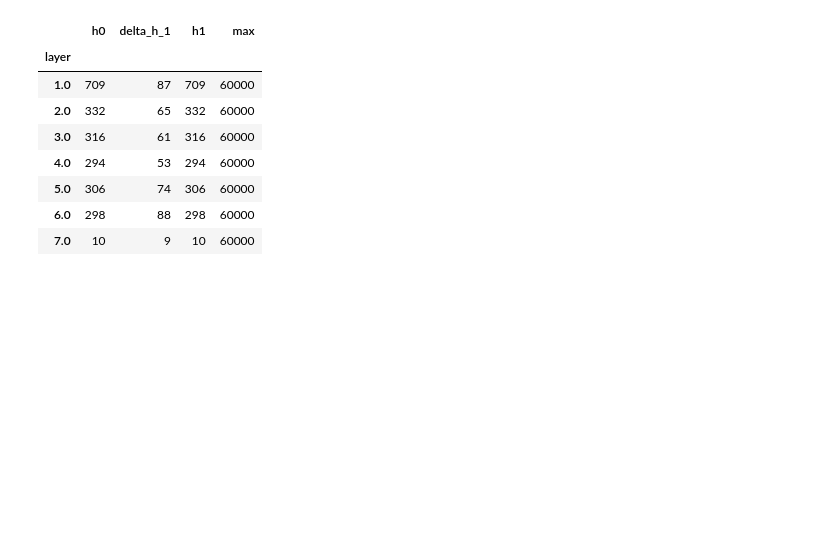
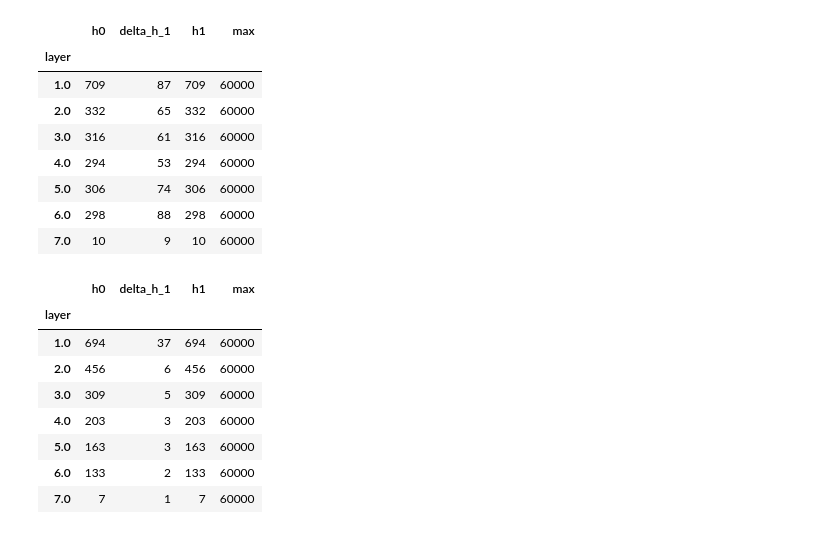
Before and after one commit to karl-hajjar/wide-networks, a Jupyter notebook: pytorch/notebooks/abc_parameterizations/debug-ipllr/ranks-muP-acts.ipynb, the cells around one changed output. Saved outputs shown, nothing was run; the diff lists cells and outputs as text; code cells hidden in the pictures; blank space fills up the shorter version.

```diff
--- a/pytorch/notebooks/abc_parameterizations/debug-ipllr/ranks-muP-acts.ipynb
+++ b/pytorch/notebooks/abc_parameterizations/debug-ipllr/ranks-muP-acts.ipynb
@@ -342,3 +342,20 @@ avg_max_acts_diversity_df
 | 5.0 | 306 | 74 | 306 | 60000 |
 | 6.0 | 298 | 88 | 298 | 60000 |
 | 7.0 | 10 | 9 | 10 | 60000 |
+# %%
+base_path = '/Users/karlhajjar/Downloads/ranks/mnist/{}_max_acts_l=6_m=1024_act={}_lr=0.01_bs=512.csv'
+# %%
+model = 'muP'
+act = 'relu'
+df = pd.read_csv(base_path.format(model, act), header=0, index_col=0)
+df
+# %% [output]
+|  | h0 | delta_h_1 | h1 | max |
+| layer |  |  |  |  |
+| 1.0 | 694 | 37 | 694 | 60000 |
+| 2.0 | 456 | 6 | 456 | 60000 |
+| 3.0 | 309 | 5 | 309 | 60000 |
+| 4.0 | 203 | 3 | 203 | 60000 |
+| 5.0 | 163 | 3 | 163 | 60000 |
+| 6.0 | 133 | 2 | 133 | 60000 |
+| 7.0 | 7 | 1 | 7 | 60000 |
```
Also changed, not shown: parts of 28 cells of this notebook, 8 other files.
